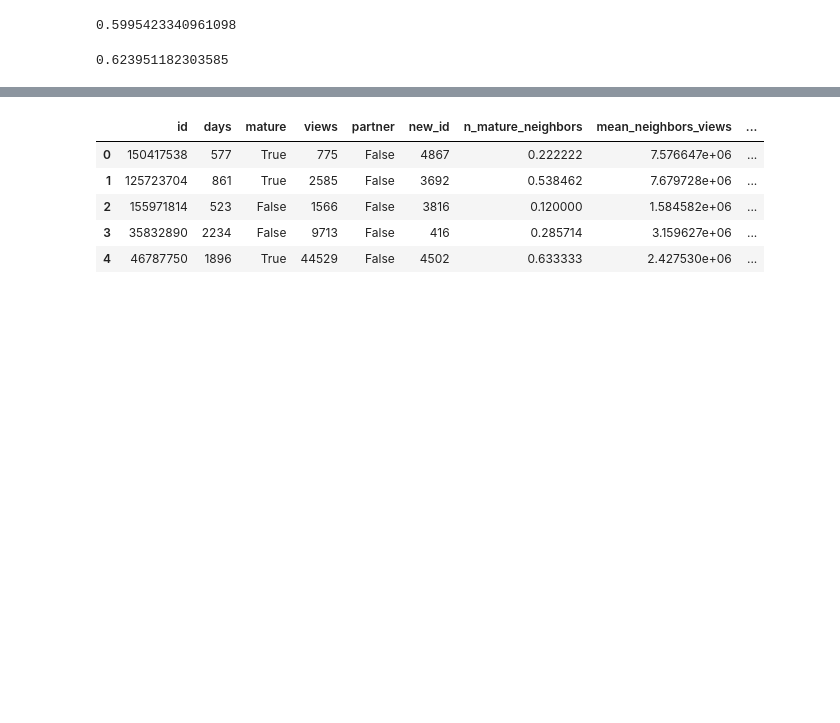
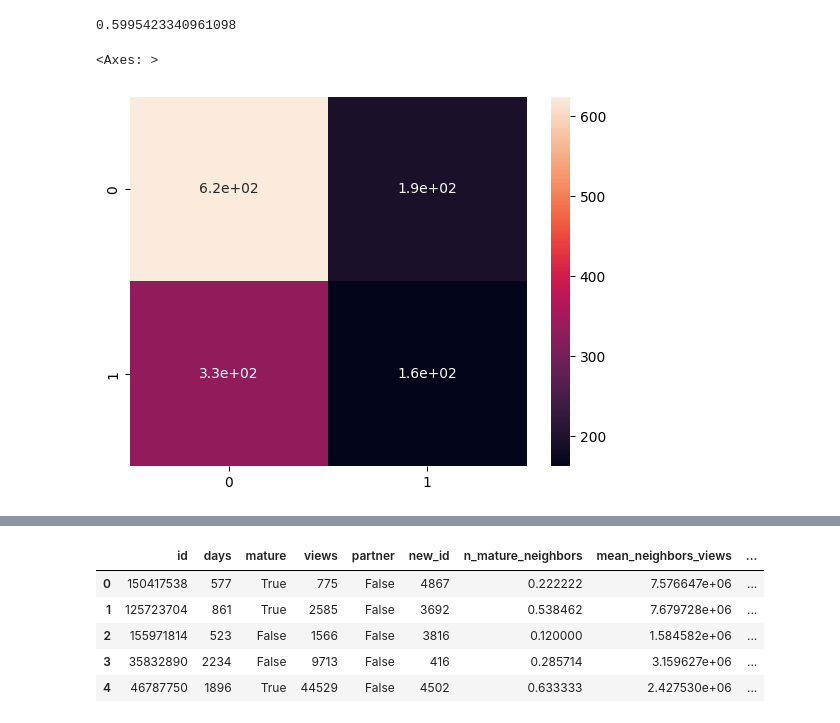
Before and after one commit to Dixtawi/MLG, a Jupyter notebook: mature.ipynb, the cells around one changed output, grey strips where cells are left out. Cells and saved outputs as stored; diff of their text form; code cells hidden in the pictures; blank space fills up the shorter version.

Commit message:
fix: added some graphs

```diff
--- a/mature.ipynb
+++ b/mature.ipynb
@@ -53,9 +53,9 @@ clf.fit(X_train, y_train)
 clf.score(X_test, y_test)
 # %% [output]
 0.5995423340961098
-# %%
-logreg = LogisticRegression()
-logreg.fit(X_train, y_train)
-logreg.score(X_test, y_test)
-# %% [output]
-0.623951182303585
+# %%
+cm = confusion_matrix(y_test, clf.predict(X_test))
+sns.heatmap(cm, annot=True)
+# %% [output]
+<Axes: >
+[figure, added]
```
Also changed, not shown: parts of 4 cells of this notebook.
